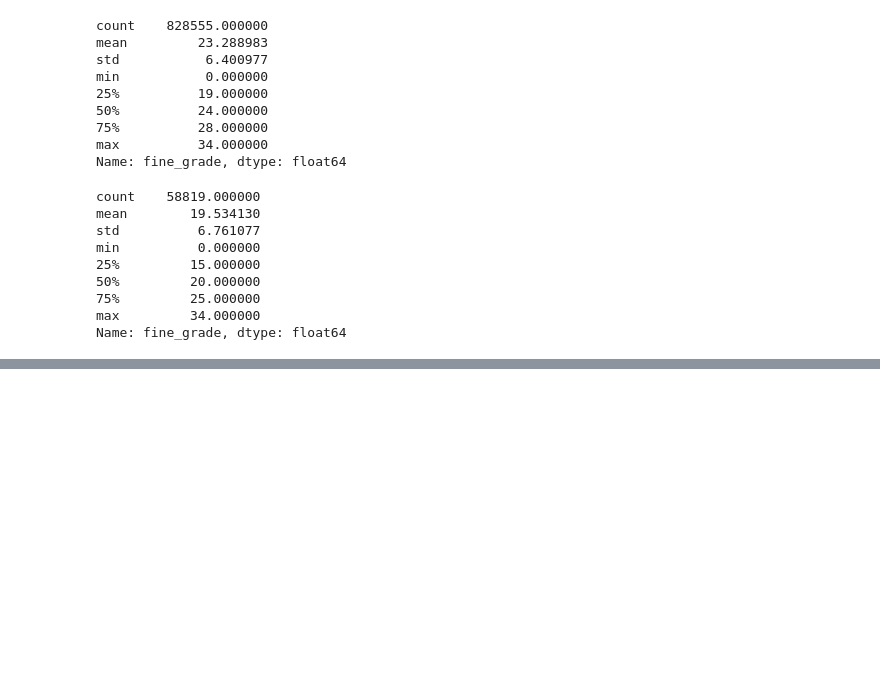
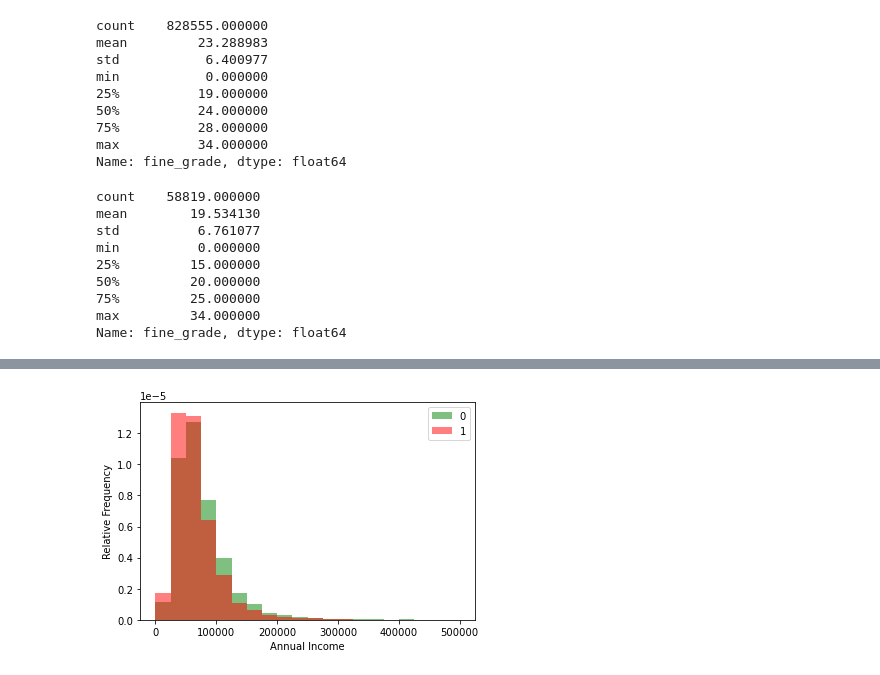
Before and after one commit to ronsperber/Lending-Club, a Jupyter notebook: lending_club.ipynb, the cells around one changed output, grey strips where cells are left out. Cells and saved outputs as stored; diff of their text form; code cells hidden in the pictures; blank space fills up the shorter version.

```diff
--- a/lending_club.ipynb
+++ b/lending_club.ipynb
@@ -1434,0 +1445,10 @@ Name: fine_grade, dtype: float64
+# %%
+#outliers are a problem here. Just to get an idea we can look at income under 500k
+plt.hist(X[X.target==0].annual_inc,alpha=0.5,color="green",bins=20,density=True,range=(0,500000))
+plt.hist(X[X.target==1].annual_inc,alpha=0.5,color="red",bins=20,density=True,range=(0,500000))
+plt.legend(X.target)
+plt.xlabel("Annual Income")
+plt.ylabel("Relative Frequency")
+plt.show()
+# %% [output]
+[figure, added]
```
Also changed, not shown: parts of 13 cells of this notebook.
